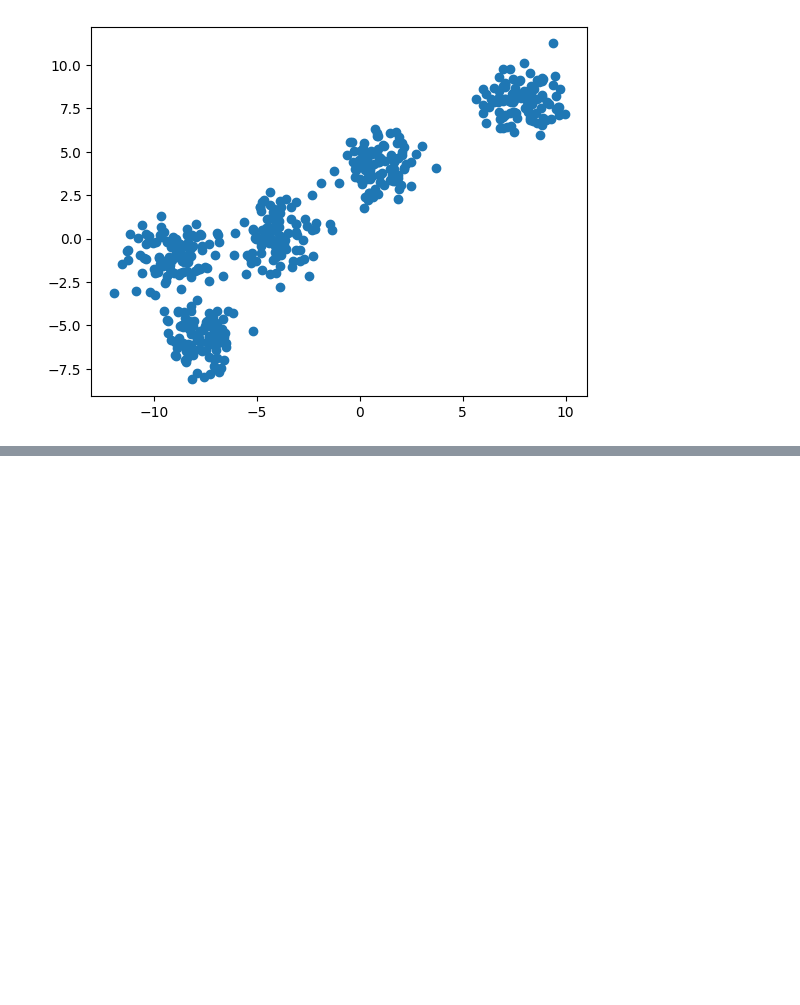
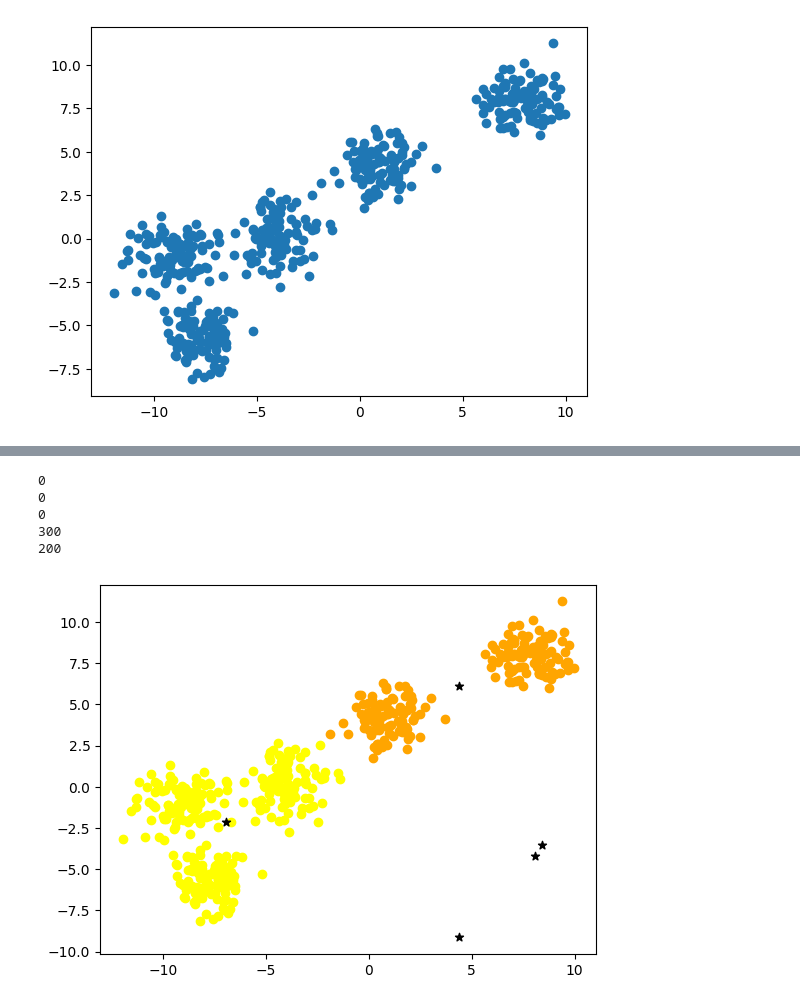
Before and after one commit to Wriath18/K-Means, a Jupyter notebook: main.ipynb, the cells around one changed output, grey strips where cells are left out. Drawn from its saved outputs; the diff is of its cells as text; code cells hidden in the pictures; blank space fills up the shorter version.

```diff
--- a/main.ipynb
+++ b/main.ipynb
@@ -86,0 +102,2 @@ plotclusters(clusters)
+# %%
+update(clusters)
@@ -86,0 +106,9 @@ plotclusters(clusters)
+# %%
+plotclusters(clusters)
+# %% [output]
+0
+0
+0
+300
+200
+[figure, added]
```
Also changed, not shown: parts of 7 cells of this notebook, 1 other file.
